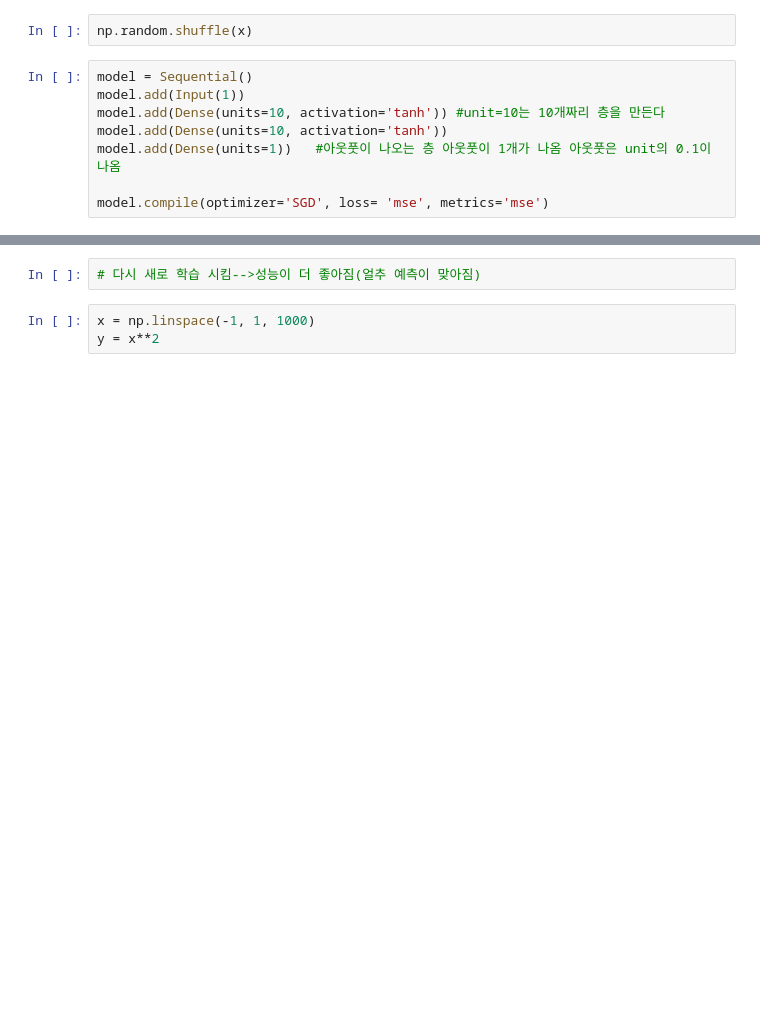
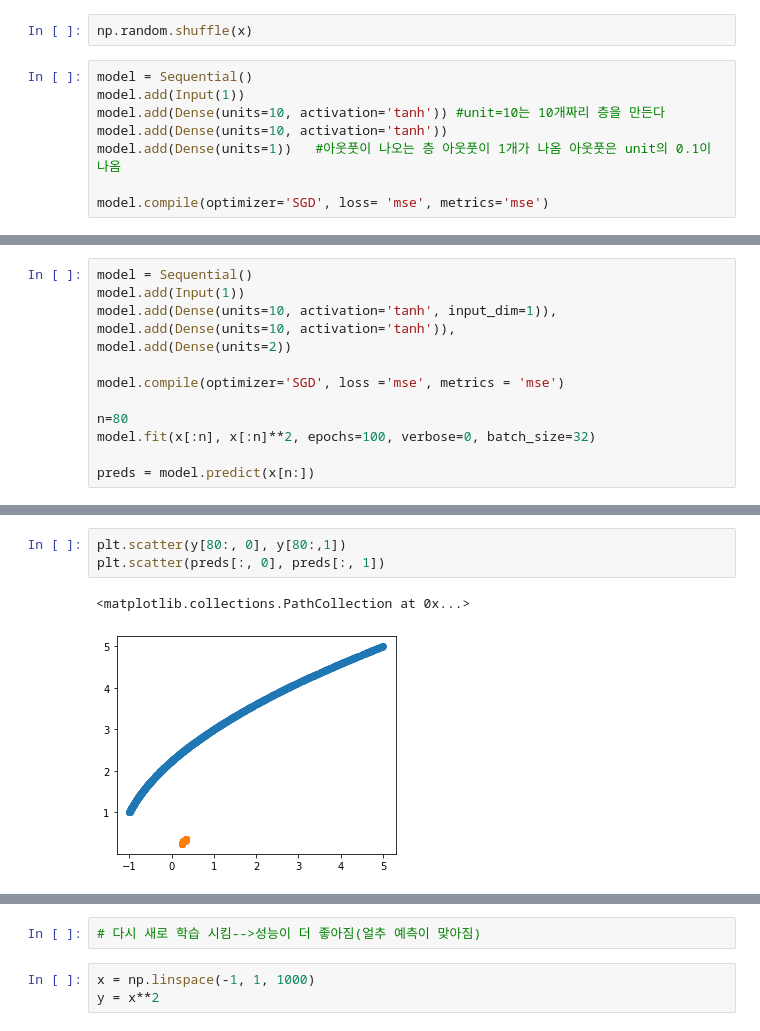
Before and after one commit to limlimlim99/-, a Jupyter notebook: 케라스 창시자 딥러닝/딥러닝.ipynb, the cells around one changed output, grey strips where cells are left out. Saved outputs shown, nothing was run; the diff lists cells and outputs as text; blank space fills up the shorter version.

```diff
--- a/케라스 창시자 딥러닝/딥러닝.ipynb
+++ b/케라스 창시자 딥러닝/딥러닝.ipynb
@@ -189,0 +382,13 @@ plt.scatter(x[70:], preds)
+# %%
+model = Sequential()
+model.add(Input(1))
+model.add(Dense(units=10, activation='tanh', input_dim=1)),
+model.add(Dense(units=10, activation='tanh')),
+model.add(Dense(units=2))
+
+model.compile(optimizer='SGD', loss ='mse', metrics = 'mse')
+
+n=80
+model.fit(x[:n], x[:n]**2, epochs=100, verbose=0, batch_size=32)
+
+preds = model.predict(x[n:])
@@ -189,0 +413,6 @@ plt.scatter(x[70:], preds)
+# %%
+plt.scatter(y[80:, 0], y[80:,1])
+plt.scatter(preds[:, 0], preds[:, 1])
+# %% [output]
+<matplotlib.collections.PathCollection at 0x...>
+[figure, added]
```
Also changed, not shown: parts of 107 cells of this notebook, 1 other file.
